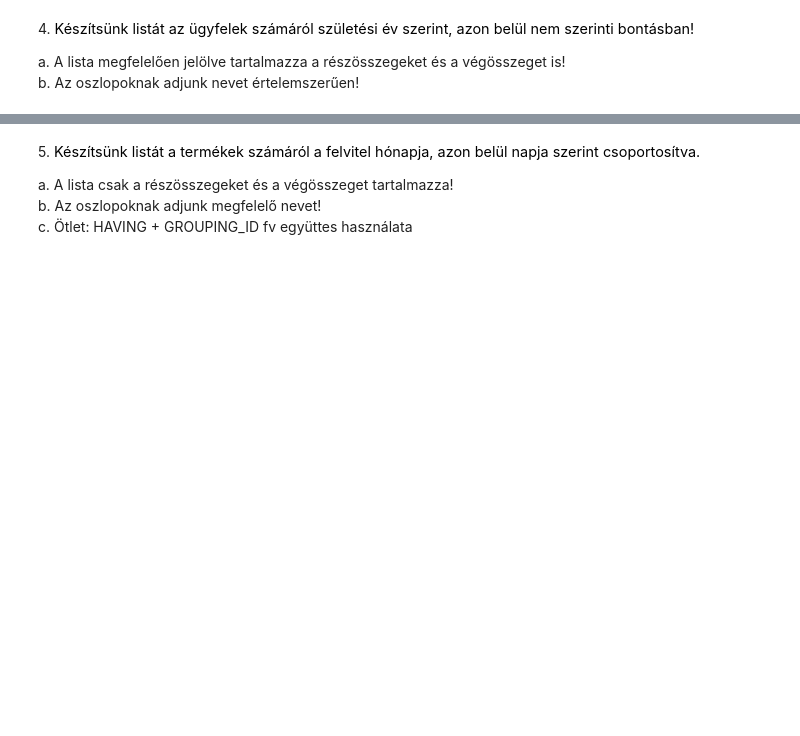
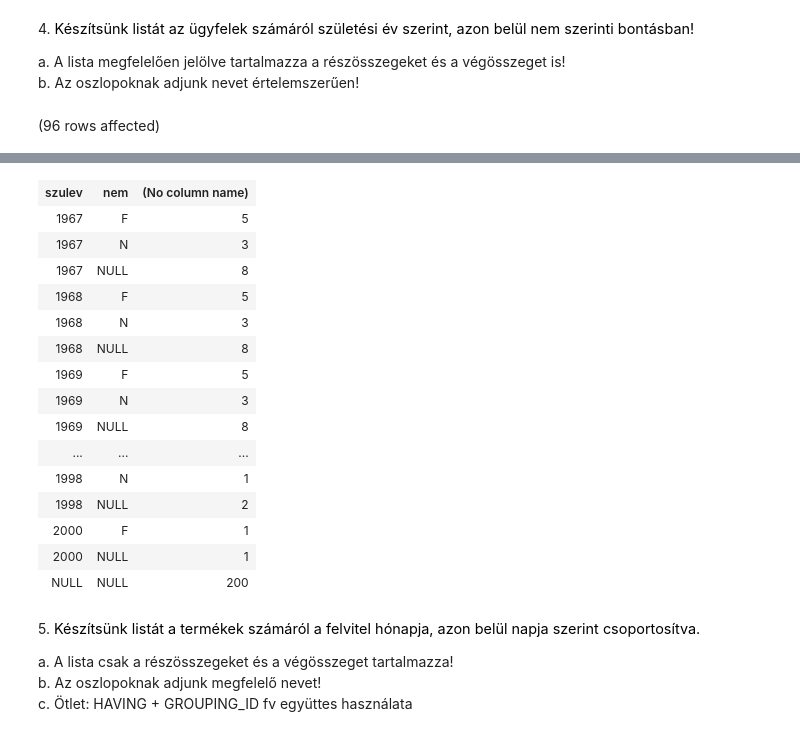
Before and after one commit to mlevente0703/sqlgyak03, a Jupyter notebook: gyakorlat04_feladatok.ipynb, the cells around one changed output, grey strips where cells are left out. Drawn from its saved outputs; the diff is of its cells as text; code cells hidden in the pictures; blank space fills up the shorter version.

```diff
--- a/gyakorlat04_feladatok.ipynb
+++ b/gyakorlat04_feladatok.ipynb
@@ -94,3 +94,9 @@ Total execution time: 00:00:00.009
 
 a. A lista megfelelően jelölve tartalmazza a részösszegeket és a végösszeget is!
 b. Az oszlopoknak adjunk nevet értelemszerűen!
+# %%
+SELECT szulev,nem,count(*)
+FROM ugyfel
+GROUP BY rollup(szulev,nem)
+# %% [output]
+(96 rows affected)
@@ -97,3 +104,19 @@ b. Az oszlopoknak adjunk nevet értelemszerűen!
+| szulev | nem | (No column name) |
+| 1967 | F | 5 |
+| 1967 | N | 3 |
+| 1967 | NULL | 8 |
+| 1968 | F | 5 |
+| 1968 | N | 3 |
+| 1968 | NULL | 8 |
+| 1969 | F | 5 |
+| 1969 | N | 3 |
+| 1969 | NULL | 8 |
+| ... | ... | ... |
+| 1998 | N | 1 |
+| 1998 | NULL | 2 |
+| 2000 | F | 1 |
+| 2000 | NULL | 1 |
+| NULL | NULL | 200 |
 # %% [markdown]
 5. <span style="background-color: rgb(255, 255, 255); color: rgb(0, 0, 0); font-family: &quot;Open Sans&quot;, sans-serif; font-size: 14.44px;">Készítsünk listát a termékek számáról a felvitel hónapja, azon belül napja szerint csoportosítva.&nbsp;</span>
 
```
Also changed, not shown: parts of 1 cell of this notebook.
